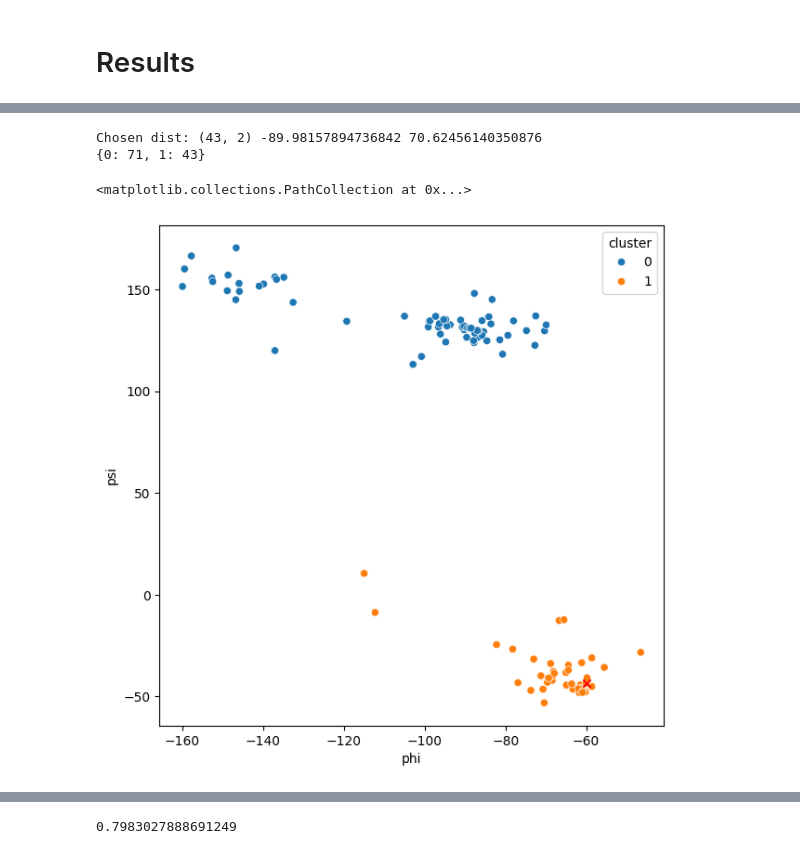
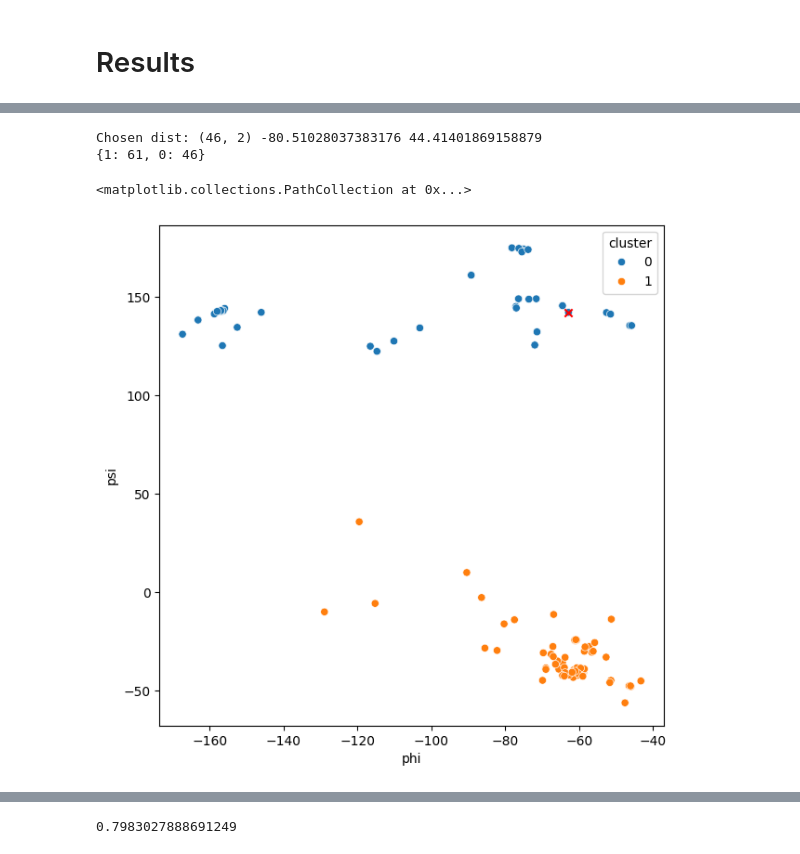
Before and after one commit to Musa-Azeem/protein-dihedral-visualization, a Jupyter notebook: multi-window.ipynb, the cells around one changed output, grey strips where cells are left out. Cells and saved outputs as stored; diff of their text form; code cells hidden in the pictures.

```diff
--- a/multi-window.ipynb
+++ b/multi-window.ipynb
@@ -543,22 +514,22 @@ def calc_maha(phi_psi_preds, phi_psi_dist, kdepeak):
 # %%
 eps = -1
 bw_method = None
 seq = overlapping_seqs[100]
 # seq = seqs[100]
 inner_seq = get_subseq(seq)
 phi_psi_dist = phi_psi_mined.loc[phi_psi_mined.seq == inner_seq][['phi','psi']].copy()
 phi_psi_ctxt_dist = phi_psi_mined_ctxt.loc[phi_psi_mined_ctxt.seq == seq][['phi','psi']].copy()
-phi_psi_dist, phi_psi_dist_c, most_likely = find_phi_psi_c(phi_psi_dist, phi_psi_ctxt_dist, eps, bw_method, kdews)
+phi_psi_dist, phi_psi_dist_c, most_likely = find_phi_psi_c(phi_psi_dist, phi_psi_ctxt_dist, bw_method, kdews)
 value_counts = phi_psi_dist.cluster.value_counts().sort_values(ascending=False)
 print(value_counts.to_dict())
 fig, ax = plt.subplots(figsize=(7,7))
 sns.scatterplot(data=phi_psi_dist, x='phi', y='psi', hue='cluster', palette='tab10')
 ax.scatter(most_likely.phi, most_likely.psi, marker='x', color='r')
 # %% [output]
-Chosen dist: (43, 2) -89.98157894736842 70.62456140350876
-{0: 71, 1: 43}
+Chosen dist: (46, 2) -80.51028037383176 44.41401869158879
+{1: 61, 0: 46}
 <matplotlib.collections.PathCollection at 0x...>
-[figure, old version]
+[figure, new version]
 # %%
 # For one window
 def plot_clusters_for_window(seq, pred_id, pred_name=None, eps=10, bw_method=0.1, kdews=None, axlims=None, zoom=False, zoom_lims=None):
```
Also changed, not shown: parts of 12 cells of this notebook, 1 other file.
